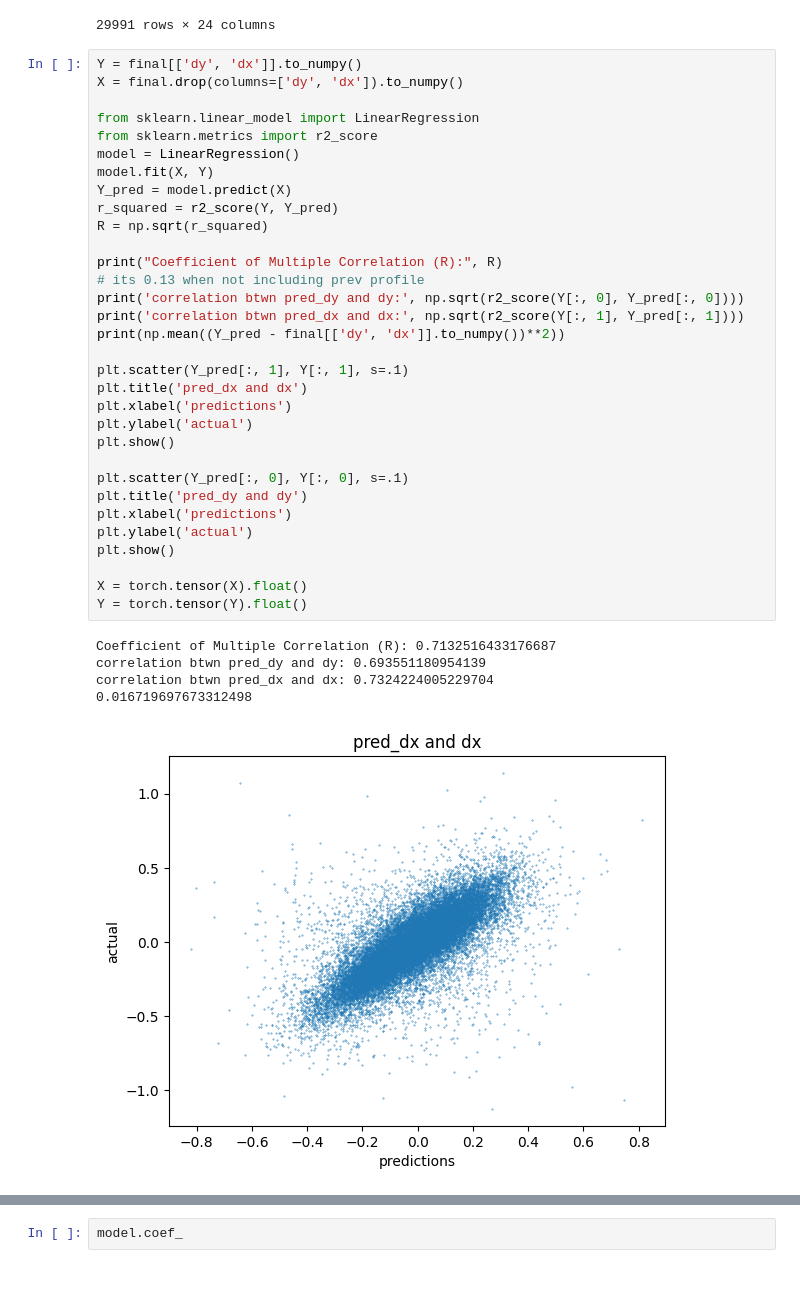
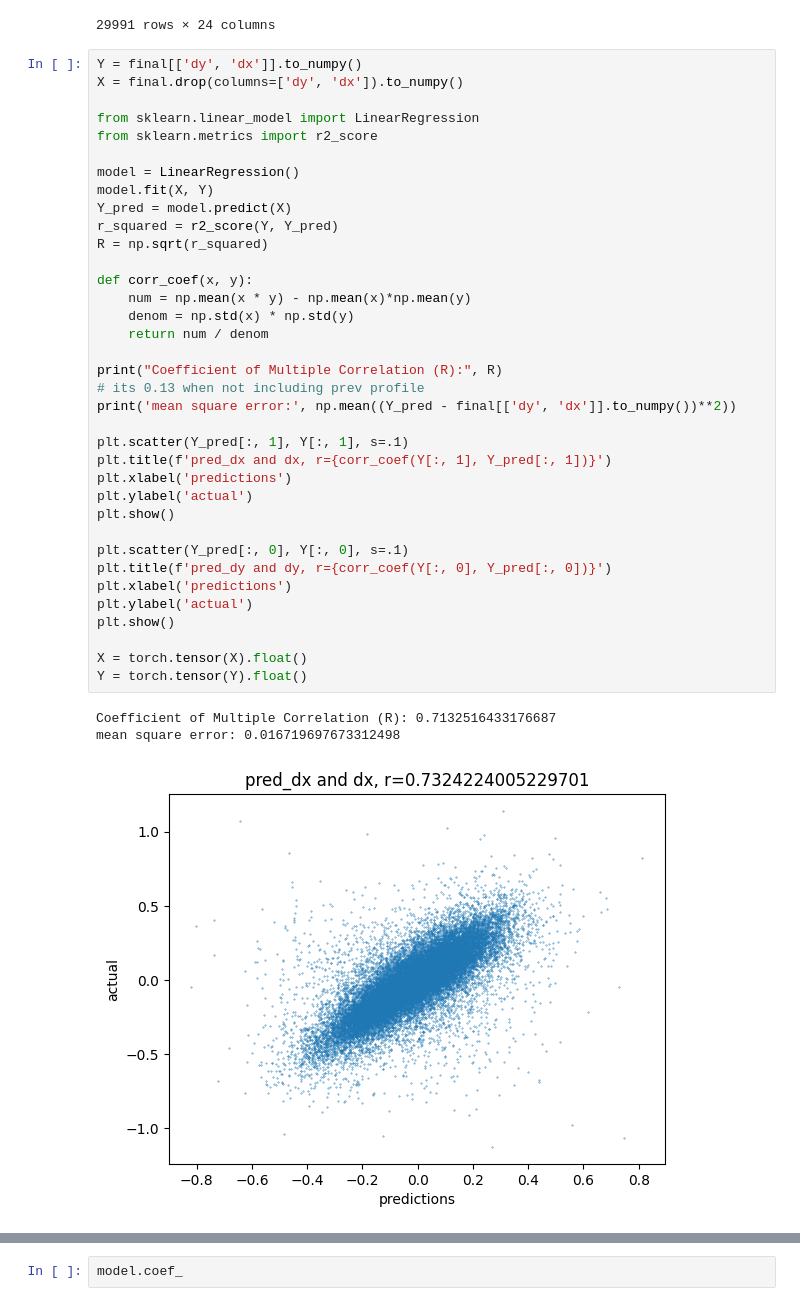
Before and after one commit to kalkulator413/argo_nn, a Jupyter notebook: train.ipynb, the cells around one changed output, grey strips where cells are left out. Drawn from its saved outputs; the diff is of its cells as text; blank space fills up the shorter version.

```diff
--- a/train.ipynb
+++ b/train.ipynb
@@ -91,38 +91,40 @@ final
 # %%
 Y = final[['dy', 'dx']].to_numpy()
 X = final.drop(columns=['dy', 'dx']).to_numpy()
 
 from sklearn.linear_model import LinearRegression
 from sklearn.metrics import r2_score
+
 model = LinearRegression()
 model.fit(X, Y)
 Y_pred = model.predict(X)
 r_squared = r2_score(Y, Y_pred)
 R = np.sqrt(r_squared)
 
+def corr_coef(x, y):
+    num = np.mean(x * y) - np.mean(x)*np.mean(y)
+    denom = np.std(x) * np.std(y)
+    return num / denom
+
 print("Coefficient of Multiple Correlation (R):", R)
 # its 0.13 when not including prev profile
-print('correlation btwn pred_dy and dy:', np.sqrt(r2_score(Y[:, 0], Y_pred[:, 0])))
-print('correlation btwn pred_dx and dx:', np.sqrt(r2_score(Y[:, 1], Y_pred[:, 1])))
-print(np.mean((Y_pred - final[['dy', 'dx']].to_numpy())**2))
+print('mean square error:', np.mean((Y_pred - final[['dy', 'dx']].to_numpy())**2))
 
 plt.scatter(Y_pred[:, 1], Y[:, 1], s=.1)
-plt.title('pred_dx and dx')
+plt.title(f'pred_dx and dx, r={corr_coef(Y[:, 1], Y_pred[:, 1])}')
 plt.xlabel('predictions')
 plt.ylabel('actual')
 plt.show()
 
 plt.scatter(Y_pred[:, 0], Y[:, 0], s=.1)
-plt.title('pred_dy and dy')
+plt.title(f'pred_dy and dy, r={corr_coef(Y[:, 0], Y_pred[:, 0])}')
 plt.xlabel('predictions')
 plt.ylabel('actual')
 plt.show()
 
 X = torch.tensor(X).float()
 Y = torch.tensor(Y).float()
 # %% [output]
 Coefficient of Multiple Correlation (R): 0.7132516433176687
-correlation btwn pred_dy and dy: 0.693551180954139
-correlation btwn pred_dx and dx: 0.7324224005229704
-0.016719697673312498
+mean square error: 0.016719697673312498
-[figure, old version]
+[figure, new version]
```
Also changed, not shown: parts of 5 cells of this notebook.
